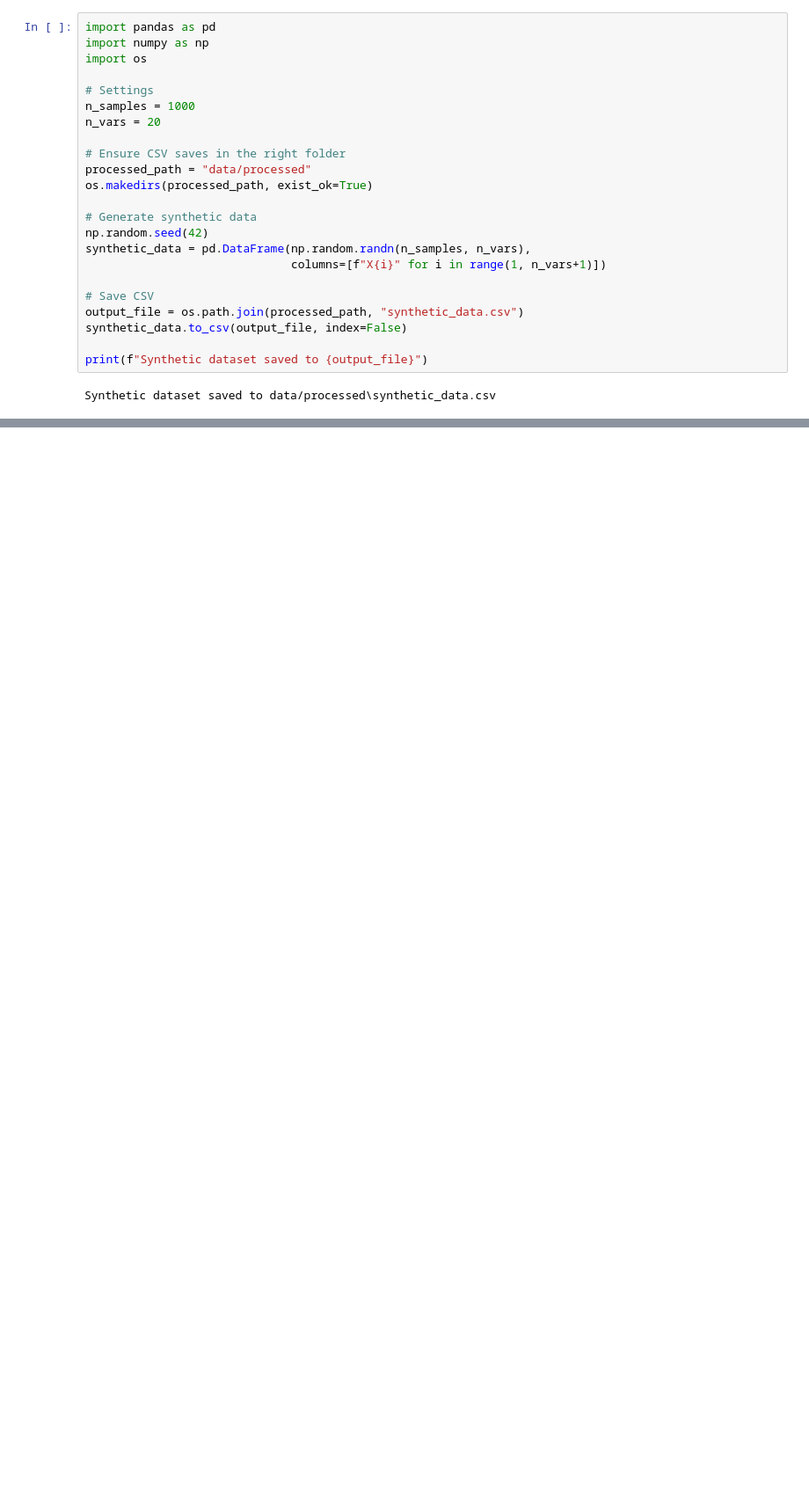
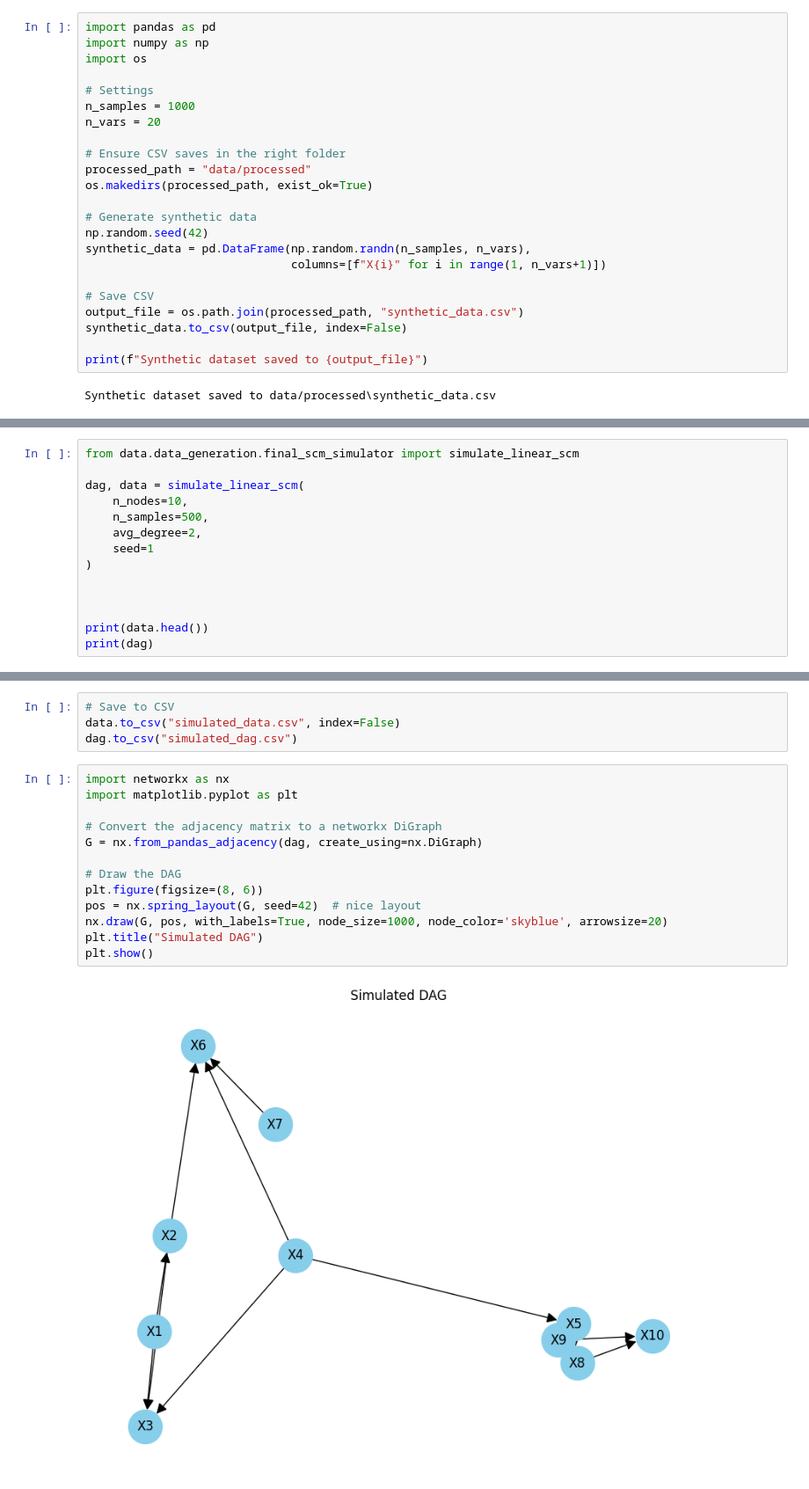
Before and after one commit to ZervSofia/Thesis_New, a Jupyter notebook: data_notebook.ipynb, the cells around one changed output, grey strips where cells are left out. Shown: that part at 88% size. Saved outputs shown, nothing was run; the diff lists cells and outputs as text; blank space fills up the shorter version.

```diff
--- a/data_notebook.ipynb
+++ b/data_notebook.ipynb
@@ -44,0 +90,14 @@ Synthetic dataset saved to data/processed\synthetic_data.csv
+# %%
+from data.data_generation.final_scm_simulator import simulate_linear_scm
+
+dag, data = simulate_linear_scm(
+    n_nodes=10,
+    n_samples=500,
+    avg_degree=2,
+    seed=1
+)
+
+
+
+print(data.head())
+print(dag)
@@ -44,0 +122,19 @@ Synthetic dataset saved to data/processed\synthetic_data.csv
+# %%
+# Save to CSV
+data.to_csv("simulated_data.csv", index=False)
+dag.to_csv("simulated_dag.csv")
+# %%
+import networkx as nx
+import matplotlib.pyplot as plt
+
+# Convert the adjacency matrix to a networkx DiGraph
+G = nx.from_pandas_adjacency(dag, create_using=nx.DiGraph)
+
+# Draw the DAG
+plt.figure(figsize=(8, 6))
+pos = nx.spring_layout(G, seed=42)  # nice layout
+nx.draw(G, pos, with_labels=True, node_size=1000, node_color='skyblue', arrowsize=20)
+plt.title("Simulated DAG")
+plt.show()
+# %% [output]
+[figure, added]
```
Also changed, not shown: parts of 8 cells of this notebook, 47 other files.
